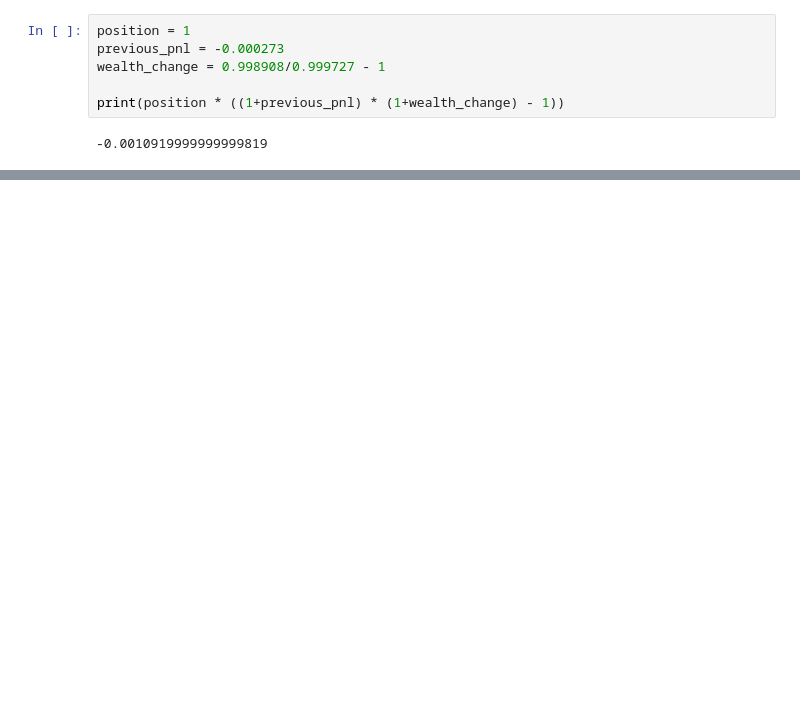
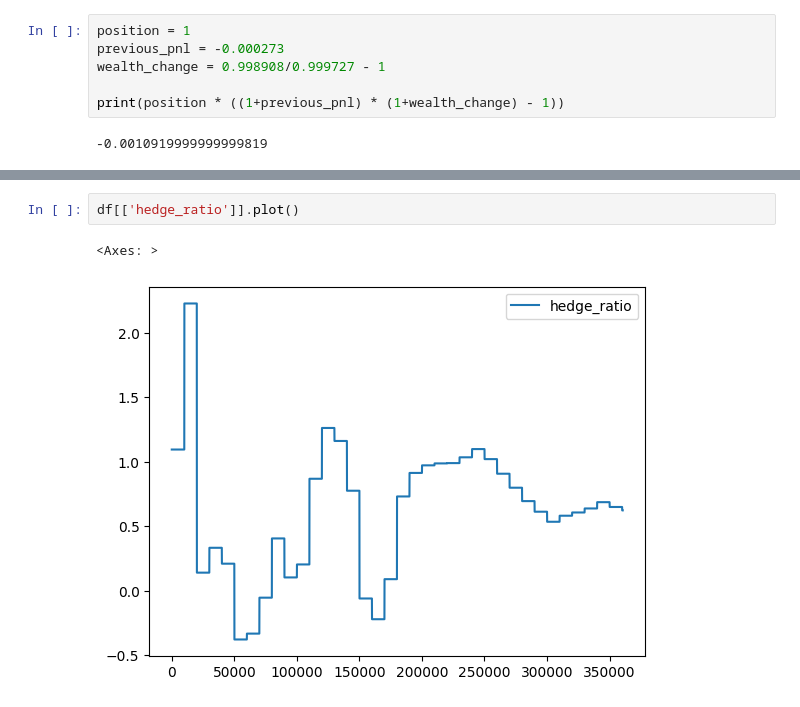
Before and after one commit to vtroude/QuantAndCo, a Jupyter notebook: Research/RSI_Strategy_Analysis.ipynb, the cells around one changed output, grey strips where cells are left out. Saved outputs shown, nothing was run; the diff lists cells and outputs as text; blank space fills up the shorter version.

```diff
--- a/Research/RSI_Strategy_Analysis.ipynb
+++ b/Research/RSI_Strategy_Analysis.ipynb
@@ -52,0 +149,5 @@ df.loc[df.index<='2020-02-10 15:07:00'].tail(10)
+# %%
+df[['hedge_ratio']].plot()
+# %% [output]
+<Axes: >
+[figure, added]
```
Also changed, not shown: parts of 10 cells of this notebook, 5 other files.
